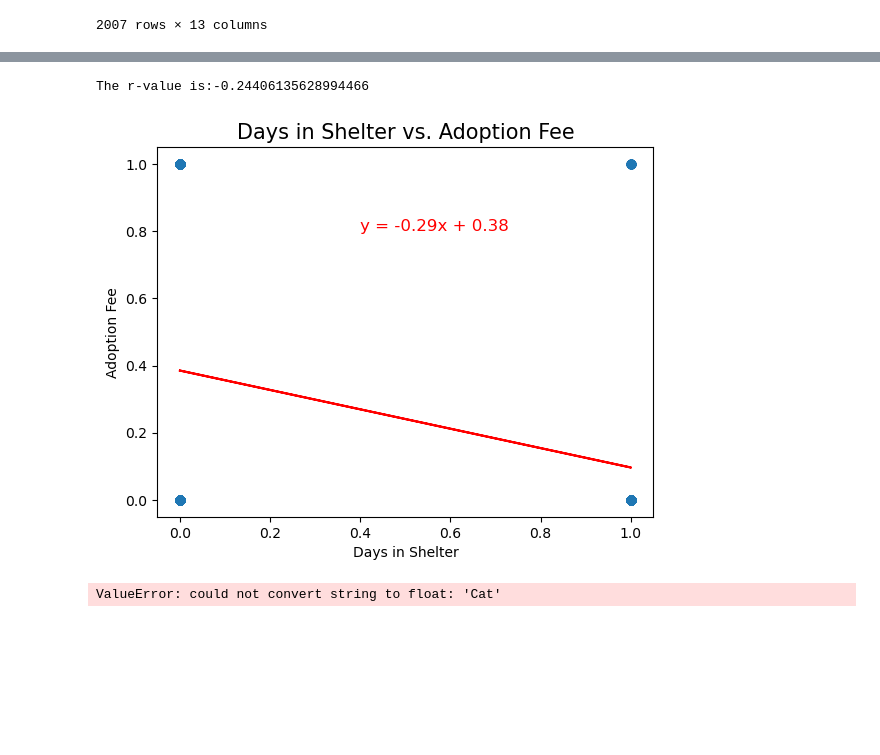
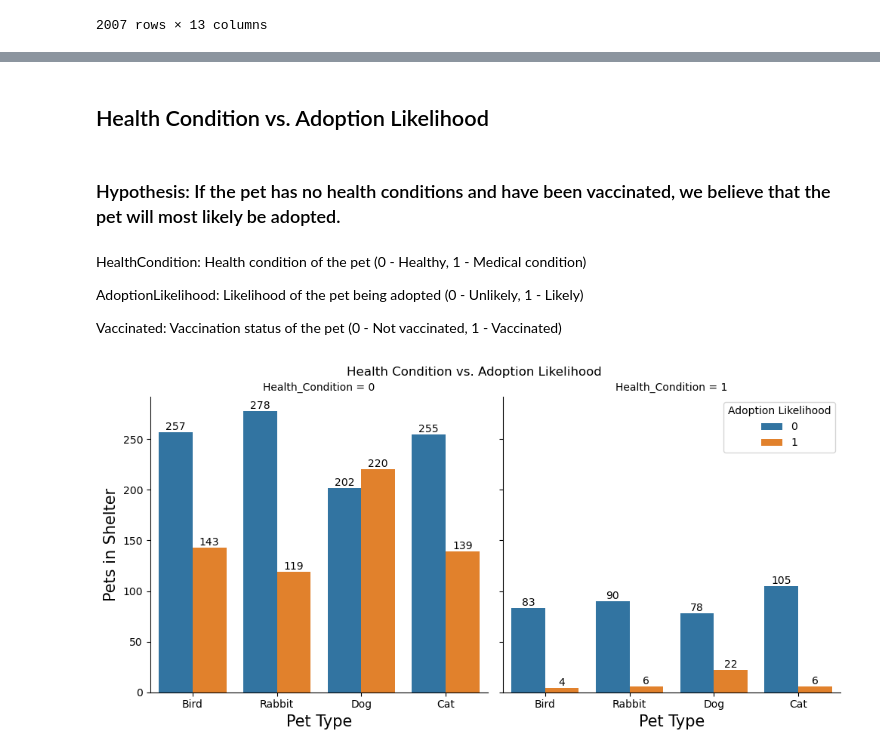
Before and after one commit to alexis4441/Project4Group2, a Jupyter notebook: Project4Group2Clean.ipynb, the cells around one changed output, grey strips where cells are left out. Drawn from its saved outputs; the diff is of its cells as text; code cells hidden in the pictures; blank space fills up the shorter version.

```diff
--- a/Project4Group2Clean.ipynb
+++ b/Project4Group2Clean.ipynb
@@ -14,7 +14,7 @@ from sklearn.metrics import accuracy_score
 import sklearn as skl
 # %%
 # Create a path to CSV files, read the path and print DataFrame
-file_path = (r"C:\Users\jobel\OneDrive\Documents\UM\Project_4_Group_2\Project4Group2\pet_adoption_data.csv")
+file_path = "Resources/pet_adoption_data.csv"
 pet_adoption = pd.read_csv(file_path)
 pet_adoption
 # %% [output]
@@ -157,23 +106,41 @@ The r-value is:-0.20220897333608412
-# %%
-x_values = pet_adoption_renamed['Health Condition']
-y_values = pet_adoption_renamed['Adoption Likelihood']
-(slope, intercept, rvalue, pvalue, stderr) = st.linregress(x_values, y_values)
-regress_values = x_values * slope + intercept
-line_eq = "y = " + str(round(slope,2)) + "x + " + str(round(intercept,2))
-plt.annotate(line_eq,(0.4,0.8),fontsize=12,color="red")
-plt.scatter(x_values,y_values)
-plt.plot(x_values,regress_values,"r-")
-plt.title('Days in Shelter vs. Adoption Fee', fontsize=15)
-plt.xlabel('Days in Shelter')
-plt.ylabel('Adoption Fee')
-print(f"The r-value is:{rvalue}")
-plt.show()
-# %% [output]
-The r-value is:-0.24406135628994466
-[figure, removed]
+# %% [markdown]
+## Health Condition vs. Adoption Likelihood
+# %% [markdown]
+### Hypothesis: If the pet has no health conditions and have been vaccinated, we believe that the pet will most likely be adopted.
+# %% [markdown]
+HealthCondition: Health condition of the pet (0 - Healthy, 1 - Medical condition)
+
+AdoptionLikelihood: Likelihood of the pet being adopted (0 - Unlikely, 1 - Likely)
+
+Vaccinated: Vaccination status of the pet (0 - Not vaccinated, 1 - Vaccinated)
 # %%
-figure_mode = pet_adoption_renamed.plot(kind="pie", y= mode, autopct="%1.0f%%")
-figure_mode.set_ylabel("Mode")
-plt.title("Dominating Mode")
-plt.savefig("output_data/major_vs_minor.png")
+import warnings
+warnings.simplefilter(action='ignore', category=FutureWarning)
+import os
+import seaborn as sns
+healthcondition = sns.catplot(
+    data=pet_adoption_renamed,
+    x="Pet_Type",
+    kind="count",
+    hue="Adoption_Likelihood",
+    col="Health_Condition",
+    legend_out=False,
+    legend="auto"
+)
+for ax in healthcondition.axes.ravel():
+    for i in ax.containers:
+        ax.bar_label(i, label_type="edge")
+        ax.set_xlabel("Pet Type", fontsize=15)
+        ax.set_ylabel("Pets in Shelter", fontsize=15)
+        ax.set_title("Health Condition vs. Adoption Likelihood")
+        healthcondition._legend.remove()
+        healthcondition.set_titles(size=10)
+        healthcondition.fig.subplots_adjust(top=0.9)
+        healthcondition.fig.suptitle('Health Condition vs. Adoption Likelihood')
+
+plt.legend(title = "Adoption Likelihood",loc="best")
 plt.show()
+
+healthcondition.figure.savefig("C:/Users/alexi/Desktop/Project4Group2/Fig1.png",bbox_inches='tight')
+# %% [output]
+[figure, added]
@@ -189,5 +146,0 @@ from sklearn.linear_model import LogisticRegression
-# %%
-pet_model = LogisticRegression(max_iter=1000)
-pet_model.fit(train_X,train_y)
-# %% [output]
-ValueError: could not convert string to float: 'Cat'
```
Also changed, not shown: parts of 81 cells of this notebook, 24 other files.
